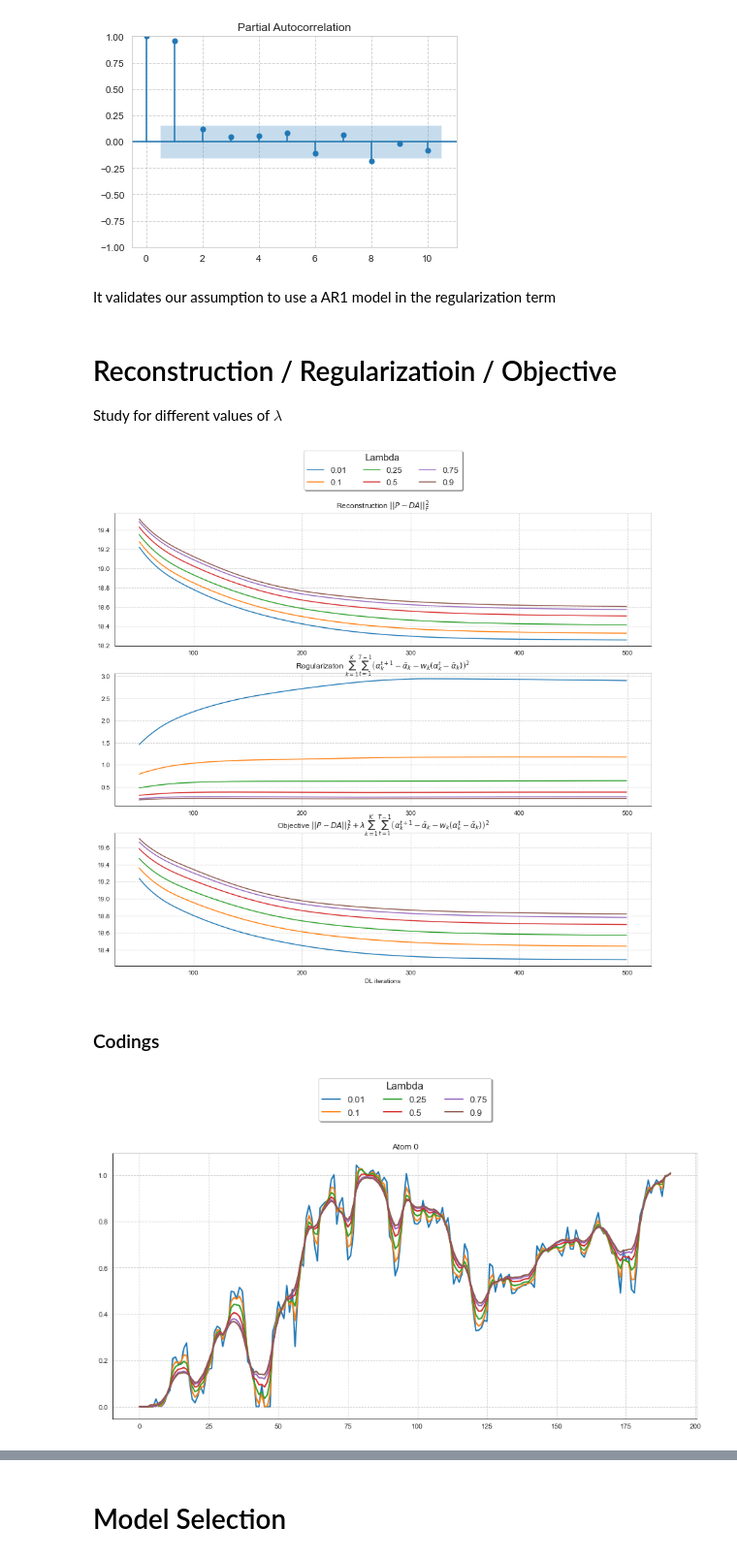
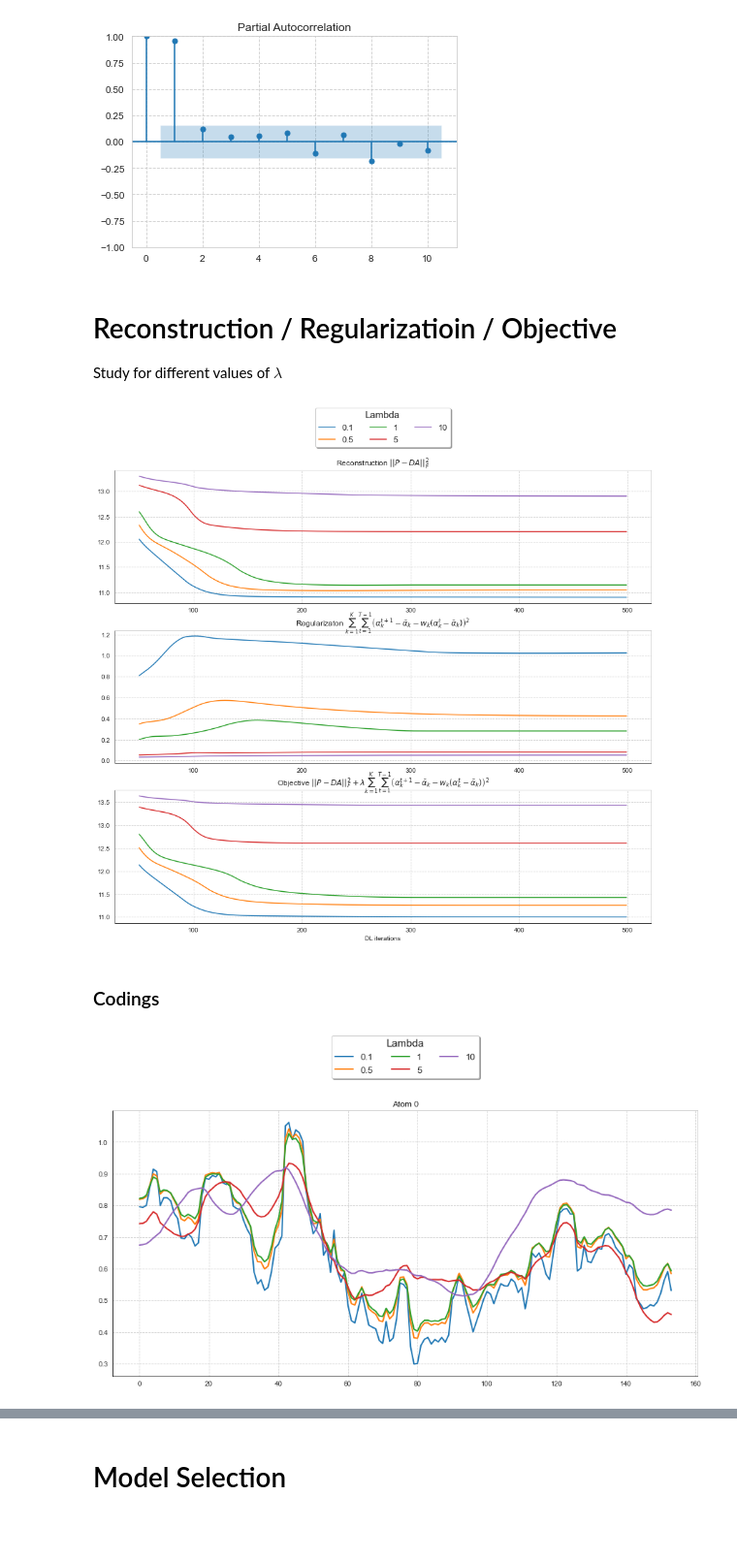
Before and after one commit to michael-allouche/dictionary-learning-RMM, a Jupyter notebook: DL-RMM.ipynb, the cells around one changed output, grey strips where cells are left out. Shown: that part at 97% size. Drawn from its saved outputs; the diff is of its cells as text; code cells hidden in the pictures; blank space fills up the shorter version.

```diff
--- a/DL-RMM.ipynb
+++ b/DL-RMM.ipynb
@@ -130,8 +122,6 @@ for k in range(K):
 [figure]
 [figure]
 [figure]
-# %% [markdown]
-It validates our assumption to use a AR1 model in the regularization term
 # %% [markdown]
 # Reconstruction / Regularizatioin / Objective
 Study for different values of $\lambda$
@@ -163,11 +153,11 @@ def cross_lambda_training(P, K, r_dim, n_mat, max_iter=100):
     dict_regu = {}
     dict_obj = {}
     dict_codings = {}
-    LIST_LAMBDAS = [0.01, 0.1, 0.25, 0.5, 0.75, 0.9]
+    LIST_LAMBDAS = [0.1, 0.5, 1, 5, 10]
     for lamb in LIST_LAMBDAS:
         # fit
-        model = DictionaryLearning(K=K, r_dim=r_dim, n_mat=n_mat)
-        model.fit(P, lamb=lamb, algoA="ar1_l2_mean", algoD="qp", max_iter=max_iter)
+        model = DictionaryLearning(K=K, r_dim=r_dim)
+        model.fit(P, lamb=lamb, max_iter=max_iter)
         # save
         dict_reco[lamb] = model.list_reconstruction
         dict_regu[lamb] = model.list_regularization
@@ -179,7 +169,6 @@ def plot_rro(dict_reco, dict_regu, dict_obj, trunc=0):
     """plot reconstruction, regularization, objective"""
 
     fig, axes = plt.subplots(3, 1, figsize=(15, 13), sharex=False, squeeze=False)
-    # reconstruction, regularization, objective = self.get_rro(P, lamb)
     iterations = np.arange(len(list(dict_reco.values())[0]))[trunc:]
 
     for k, v in dict_reco.items():
@@ -229,17 +218,17 @@ def plot_codings_lamb(dict_codings, atom, trunc=0):
 
     return
 # %%
-dict_reco, dict_regu, dict_obj, dict_codings = cross_lambda_training(P=P, K=3,
-                                                                    r_dim=11, n_mat=N_MAT,
+dict_reco, dict_regu, dict_obj, dict_codings = cross_lambda_training(P=P_train, K=3,
+                                                                    r_dim=11, n_mat=n_train,
                                                                     max_iter=500)
 # %%
-plot_rro(dict_reco_K2, dict_regu_K2, dict_obj_K2, trunc=50)
+plot_rro(dict_reco, dict_regu, dict_obj, trunc=50)
 # %% [output]
-[figure, old version]
+[figure, new version]
 # %% [markdown]
 ### Codings
 # %%
-plot_codings_lamb(dict_codings_K2, atom=0)
+plot_codings_lamb(dict_codings, atom=0)
 # %% [output]
-[figure, old version]
+[figure, new version]
 # %%
```
Also changed, not shown: parts of 15 cells of this notebook, 5 other files.
